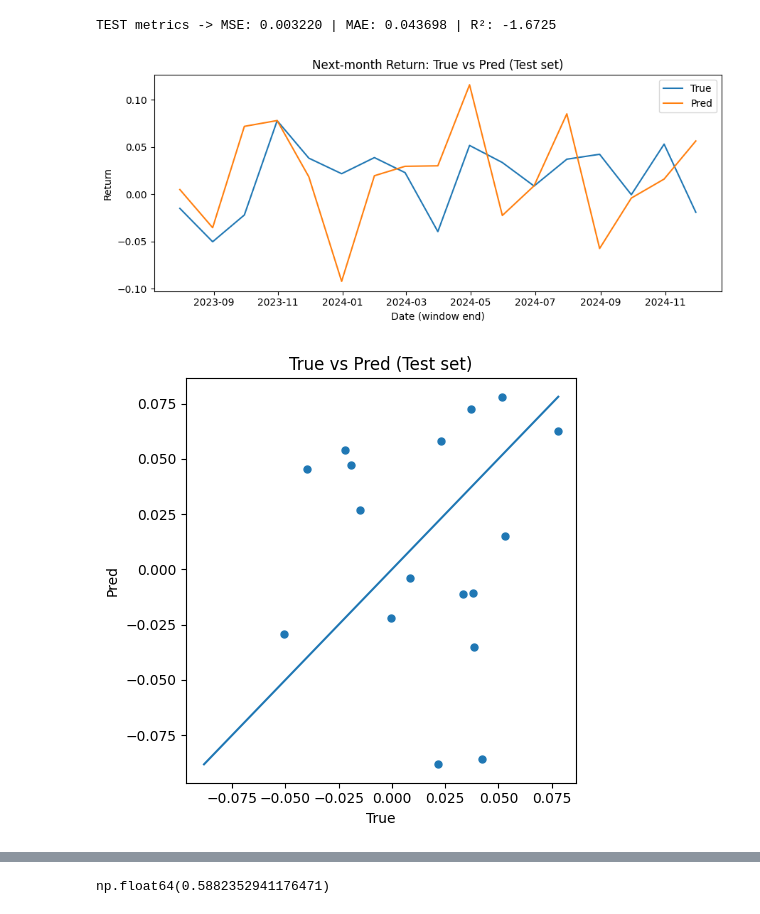
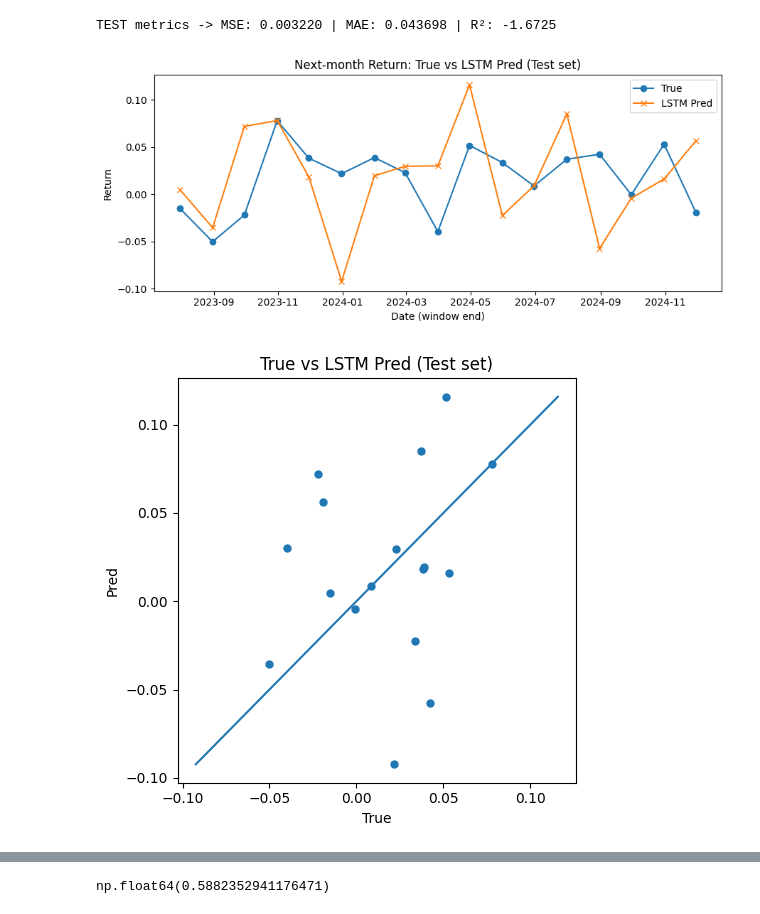
Before and after one commit to Rico00121/cs-c3240-machine-learning-project, a Jupyter notebook: lstm.ipynb, the cells around one changed output, grey strips where cells are left out. Cells and saved outputs as stored; diff of their text form; code cells hidden in the pictures.

```diff
--- a/lstm.ipynb
+++ b/lstm.ipynb
@@ -0,0 +12,10 @@
+# %%
+X = monthly.drop(columns=["Label_next_month"])
+y = monthly["Label_next_month"]
+
+X_train, X_test, y_train, y_test = train_test_split(
+    X, y, test_size=0.15, shuffle=False
+)
+
+print("Training set size:", X_train.shape)
+print("Testing set size:", X_test.shape)
@@ -68,17 +120,32 @@ X_val   = torch.tensor(X_val,   dtype=torch.float32)
 y_val   = torch.tensor(y_val,   dtype=torch.float32)
 X_test  = torch.tensor(X_test,  dtype=torch.float32)
 y_test  = torch.tensor(y_test,  dtype=torch.float32)
+# %%
+class LSTMModel(nn.Module):
+    def __init__(self, input_size, hidden_size=64, num_layers=1, dropout=0.2):
+        super(LSTMModel, self).__init__()
+        self.lstm = nn.LSTM(
+            input_size=input_size,
+            hidden_size=hidden_size,
+            num_layers=num_layers,
+            batch_first=True,
+            dropout=dropout if num_layers > 1 else 0
+        )
+        self.fc = nn.Linear(hidden_size, 1)
+
+    def forward(self, x):
+        out, _ = self.lstm(x)
+        out = out[:, -1, :]
+        out = self.fc(out)
+        return out
 # %%
 hidden_size = 32
-lstm = nn.LSTM(input_size=F, hidden_size=hidden_size, batch_first=True)
-head = nn.Linear(hidden_size, 1)
-
+model = LSTMModel(input_size=F, hidden_size=hidden_size, num_layers=1, dropout=0.0)
 criterion = nn.MSELoss()
-optimizer = optim.Adam(list(lstm.parameters()) + list(head.parameters()), lr=1e-3)
-
-def predict(X):
-    out, _ = lstm(X)            # (B,T,H)
-    return head(out[:, -1, :])  # (B,1)
+optimizer = optim.Adam(model.parameters(), lr=1e-3)
+# %%
+def predict(X):
+    return model(X)
 # %%
 epochs = 300
 for ep in range(1, epochs + 1):
@@ -150,29 +217,29 @@ test_end_indices = window_end_indices[-len(y_true):]
 test_dates = df.index[test_end_indices]  # DatetimeIndex，与 y_true/y_pred 对齐
 # %%
 plt.figure(figsize=(9, 4))
-plt.plot(test_dates, y_true, label="True")
-plt.plot(test_dates, y_pred, label="Pred")
-plt.title("Next-month Return: True vs Pred (Test set)")
+plt.plot(test_dates, y_true, label="True", marker='o')
+plt.plot(test_dates, y_pred, label="LSTM Pred", marker='x')
+plt.title("Next-month Return: True vs LSTM Pred (Test set)")
 plt.xlabel("Date (window end)")
 plt.ylabel("Return")
 plt.legend()
 plt.tight_layout()
 plt.show()
 # %% [output]
-[figure, old version]
+[figure, new version]
 # %%
 plt.figure(figsize=(5, 5))
 plt.scatter(y_true, y_pred, s=25)
 xymin = min(float(y_true.min()), float(y_pred.min()))
 xymax = max(float(y_true.max()), float(y_pred.max()))
-plt.plot([xymin, xymax], [xymin, xymax])  # y = x 参考线
-plt.title("True vs Pred (Test set)")
+plt.plot([xymin, xymax], [xymin, xymax])
+plt.title("True vs LSTM Pred (Test set)")
 plt.xlabel("True")
 plt.ylabel("Pred")
 plt.tight_layout()
 plt.show()
 # %% [output]
-[figure, old version]
+[figure, new version]
 # %%
 residuals = y_pred - y_true
 plt.figure(figsize=(9, 3.5))
```
Also changed, not shown: parts of 20 cells of this notebook.
